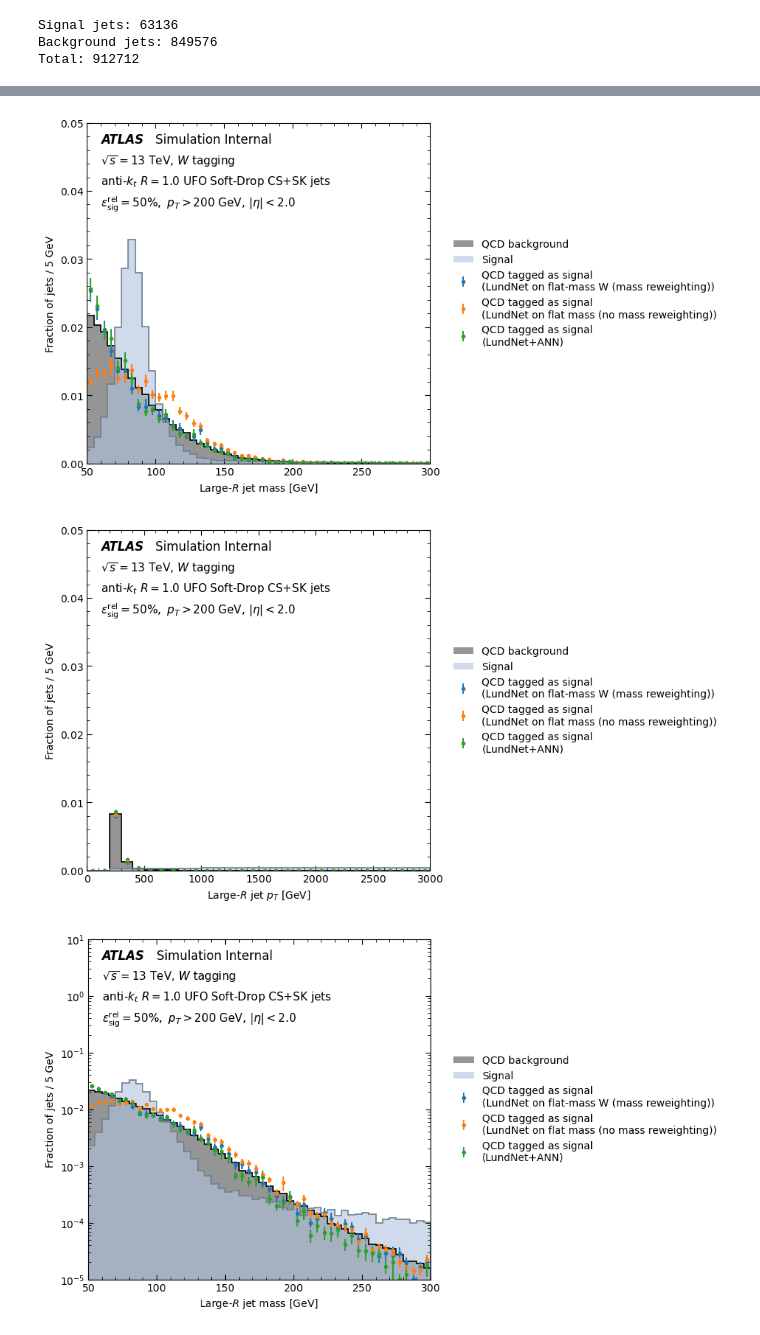
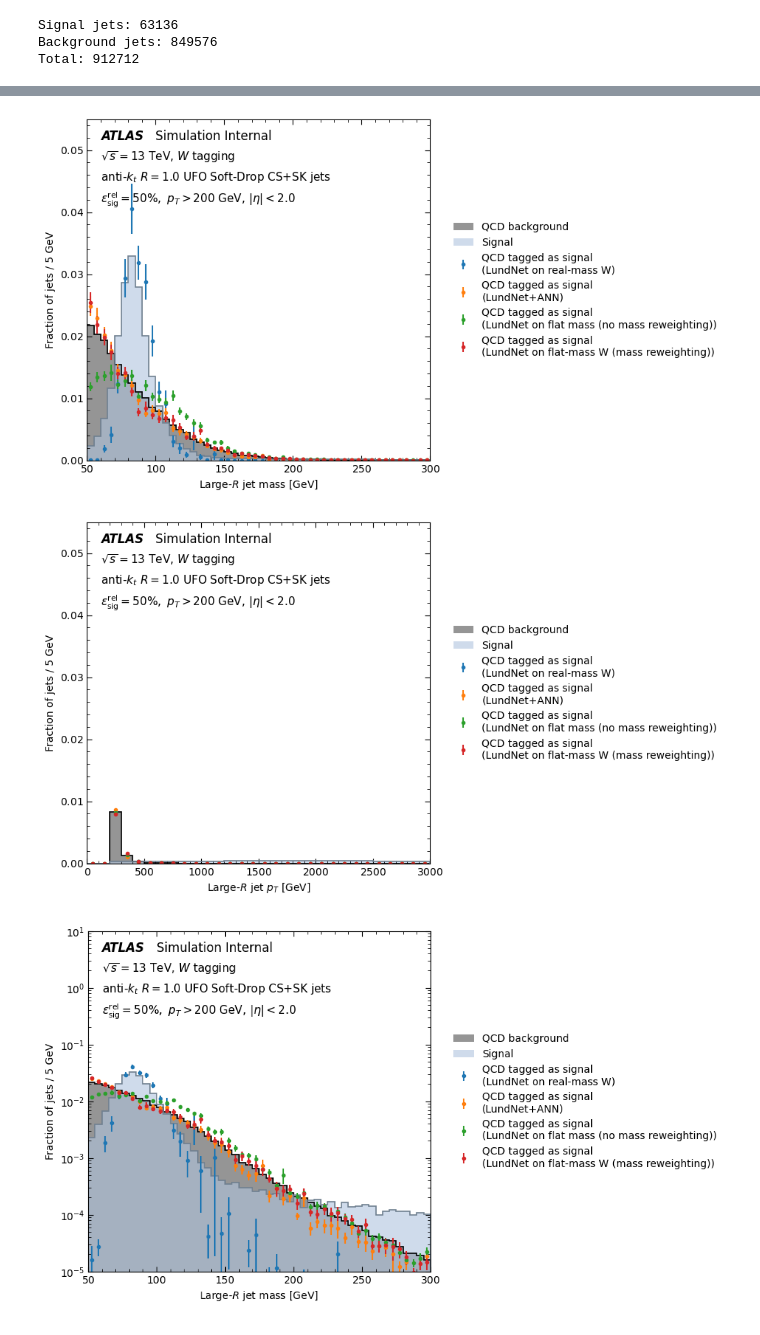
Before and after one commit to KonDoran/lundtoptagger, a Jupyter notebook: plottingW.ipynb, the cells around one changed output, grey strips where cells are left out. Cells and saved outputs as stored; diff of their text form; code cells hidden in the pictures.

Commit message:
W plots for more models

```diff
--- a/plottingW.ipynb
+++ b/plottingW.ipynb
@@ -10,7 +10,8 @@ os.chdir("/home/tmlinare/Lund_tagging/lundtoptagger")
 from plotting.utils_plots_matplotlib import hist_with_errors
 # %%
 score_files_paths = [
-    "/home/tmlinare/Lund_tagging/lundtoptagger_data_rcif/scores/v2.1.5_GN2X_m40-inf_pt200-3100_0.25percent_hypatia_run_12,17_W/*.root"
+    # "/home/tmlinare/Lund_tagging/lundtoptagger_data_rcif/scores/v2.1.5_GN2X_m40-inf_pt200-3100_0.25percent_hypatia_run_12,17_W/*.root"
+    "/home/tmlinare/Lund_tagging/lundtoptagger_data_rcif/scores/data_v2.1.5_GN2X_m40-inf_pt200-3100_0.25percent_scores_v2.2.5/*.root"
 ]
 tree_name = "FlatSubstructureJetTree"
 # %%
@@ -91,10 +92,13 @@ denoms = fhbb * data["GN2X_phbb"] + fhcc * data["GN2X_phcc"] + (1 - fhbb - fhcc)
 gn2x_scores = np.log(data["GN2X_ptop"] / denoms)
 # %%
 models = {
-    "LundNet on flat-mass W (mass reweighting)": {
-        "scores": data["fjet_LundNet_score"]  # run17
+    # "LundNet on real-mass W run 4": {
+    #     "scores": data["fjet_LundNet_nominal"] # run4
+    # },
+    "LundNet on real-mass W": {
+        "scores": data["fjet_LundNet_jp_nominal"]
     },
-    # "LundNet+ANN": {
+    # "LundNet+ANN e63": {
     #     "scores": data["fjet_LundNet_ann_score"] # e63
     # },
     # "LundNet+ANN e100": {
@@ -109,21 +113,24 @@ models = {
     # "GN2X": {
     #     "scores": gn2x_scores
     # }
+    "LundNet+ANN": {
+        "scores": data["fjet_LundNet_rafael_adv_e320"]
+    },
     "LundNet on flat mass (no mass reweighting)": {
         "scores": data["fjet_LundNet_rafael_Wflat"]
     },
-    "LundNet+ANN": {
-        "scores": data["fjet_LundNet_rafael_adv_e320"]
+    "LundNet on flat-mass W (mass reweighting)": {
+        "scores": data["fjet_LundNet_flatmass_run17"]
     },
-    "LundNet+ANN (Rafael) e198": {
-        "scores": data["fjet_LundNet_rafael_adv_e198"]
-    },
-    "LundNet+ANN (Rafael' graphs) run33 e200": {
-        "scores": data["fjet_LundNet_run33_rafael_graphs_adv_e200"]
-    },
-    "LundNet+ANN (Rafael' graphs) run34 e200": {
-        "scores": data["fjet_LundNet_run34_rafael_graphs_adv_e200"]
-    }
+    # "LundNet+ANN (Rafael) e198": {
+    #     "scores": data["fjet_LundNet_rafael_adv_e198"]
+    # },
+    # "LundNet+ANN (Rafael' graphs) run33 e200": {
+    #     "scores": data["fjet_LundNet_run33_rafael_graphs_adv_e200"]
+    # },
+    # "LundNet+ANN (Rafael' graphs) run34 e200": {
+    #     "scores": data["fjet_LundNet_run34_rafael_graphs_adv_e200"]
+    # },
 }
 
 # Set tick format for all plots
@@ -211,6 +216,7 @@ selected_models = [
     # "LundNet+ANN (Rafael' graphs) run33 e200",
     # "LundNet+ANN (Rafael' graphs) run34 e200"
 ]
+selected_models = models.keys()  # Use all models for now
 selection = (data["fjet_pt"] > 200) & (np.abs(data["fjet_eta"] < 2))
 plot_signal_after_tagging = False
 plot_errorbars = True
@@ -218,7 +224,7 @@ plot_errorbars = True
 plot_params = {
     "lin": {
         "yscale": "linear",
-        "ylim": (0, 0.05),
+        "ylim": (0, 0.055),
     },
     "log": {
         "yscale": "log",
@@ -261,33 +267,33 @@ for params in plot_params.values():
             if plot_signal_after_tagging:
                 hist_plot_func(
                     var_data[(labels==1) & tagged_as_signal & selection],
                     weights=weights[(labels==1) & tagged_as_signal & selection],
                     label=f"Signal tagged as signal\n({model})",
                     **hist_params, **extra_args
                 )
 
         # Add ATLAS label
         atlas_label = r"ATLAS"
         atlas_sim = r"Simulation Internal"
         atlas_info = r"$\sqrt{s} = 13$ TeV, $W$ tagging"  # TODO: make it autimatically use W or top based on selected config
         jet_info = r"anti-$k_t$ $R=1.0$ UFO Soft-Drop CS+SK jets"
         selection_info = r"$\epsilon^{\mathrm{rel}}_{\mathrm{sig}}=50\%,\ p_T > 200$ GeV, $| \eta | < 2.0$" # TODO: make this dynamic based on selection, and for the pT plot show the mass cut
         text_args = {"transform": ax.transAxes, "va": 'top'}
         ax.text(0.04, 0.97, atlas_label,    fontsize=12, **text_args, fontweight='bold', style='italic')
         ax.text(0.20, 0.97, atlas_sim,      fontsize=12, **text_args)
         ax.text(0.04, 0.91, atlas_info,     fontsize=11, **text_args)
         ax.text(0.04, 0.85, jet_info,       fontsize=11, **text_args)
         ax.text(0.04, 0.79, selection_info, fontsize=11, **text_args)
 
         plt.xlim(var_params[var]["range"])
         plt.xlabel(var_params[var]["title"])
         plt.ylabel("Fraction of jets / 5 GeV")  # TODO: make this dynamic based on bin width, and different for the mass and pT plots
         plt.yscale(params["yscale"])
         plt.ylim(params["ylim"])
         plt.legend(frameon=False, bbox_to_anchor=(1.04,0.5), loc="center left")
         # plt.legend(frameon=False, loc="upper left", bbox_to_anchor=(0.45, 0.75))
         plt.show()
 # %% [output]
-[figure, old version]
+[figure, new version]
-[figure, old version]
+[figure, new version]
-[figure, old version]
+[figure, new version]
```
Also changed, not shown: parts of 6 cells of this notebook.
